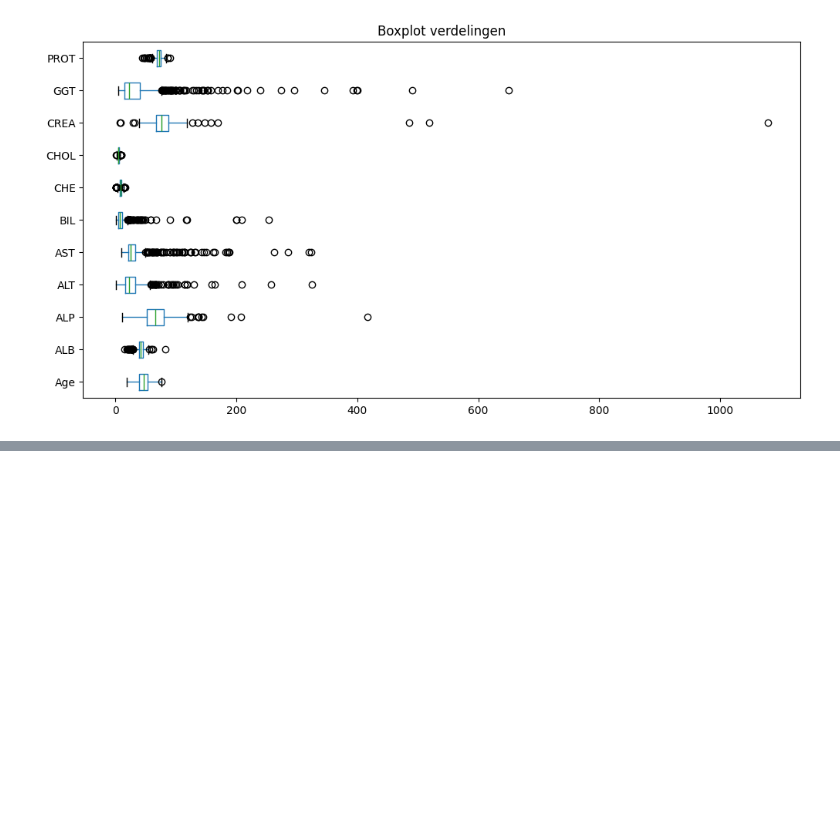
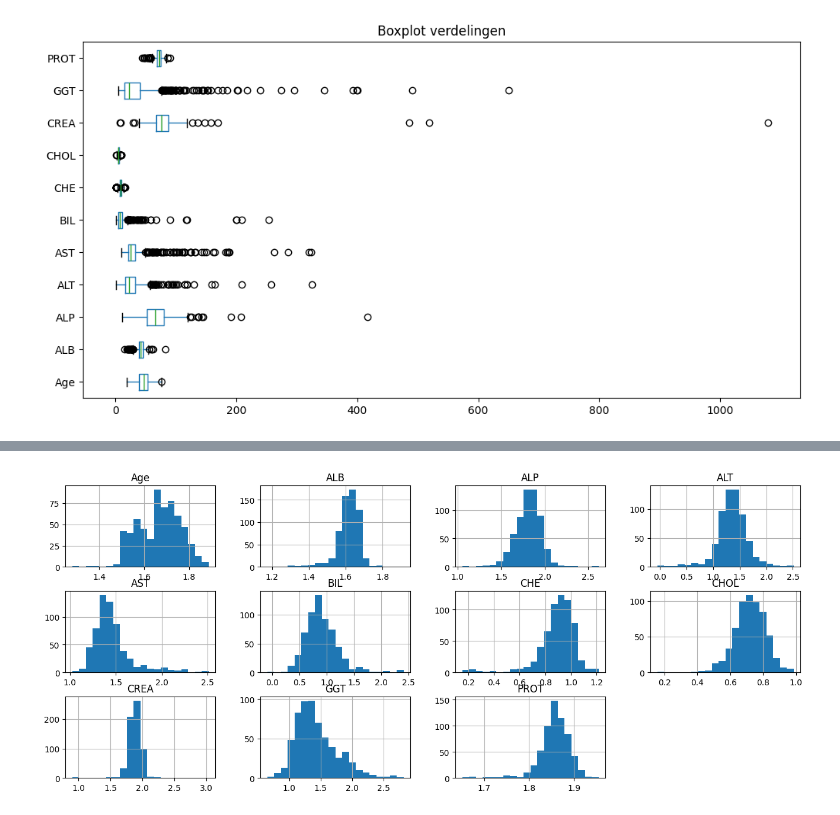
Before and after one commit to DemiOever/Machine_learning, a Jupyter notebook: EDA_hepatitis_C.ipynb, the cells around one changed output, grey strips where cells are left out. Drawn from its saved outputs; the diff is of its cells as text; code cells hidden in the pictures; blank space fills up the shorter version.

```diff
--- a/EDA_hepatitis_C.ipynb
+++ b/EDA_hepatitis_C.ipynb
@@ -120,0 +135,6 @@ axs.set_title("Boxplot verdelingen");
+# %%
+hepatitis_log = np.log10(hepatitis_data.select_dtypes('number'))
+
+hepatitis_log.hist(bins=20, layout=(3, 4), figsize=(16.0, 6.4));
+# %% [output]
+[figure, added]
```
Also changed, not shown: parts of 10 cells of this notebook.
